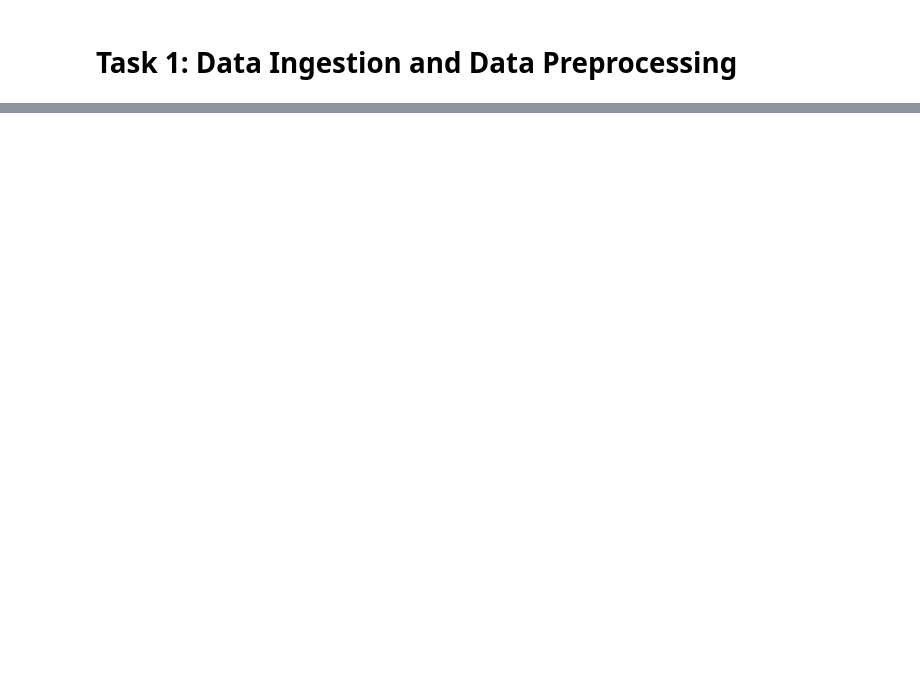
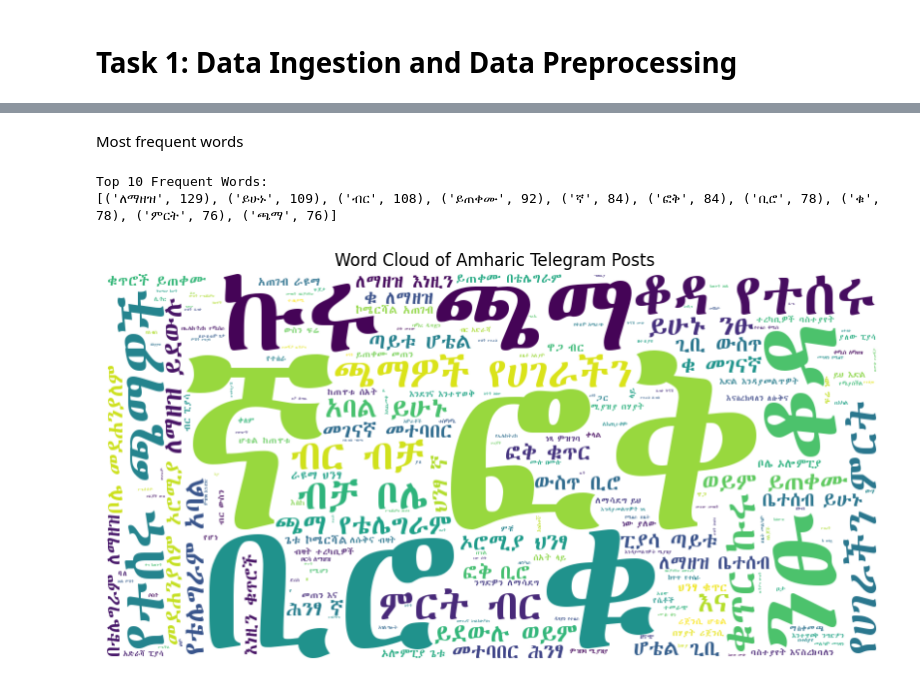
Before and after one commit to Addisu22/Amharic_Ecommerce_Extractor, a Jupyter notebook: notebook/Data_Ingestion.ipynb, the cells around one changed output, grey strips where cells are left out. Drawn from its saved outputs; the diff is of its cells as text; code cells hidden in the pictures; blank space fills up the shorter version.

```diff
--- a/notebook/Data_Ingestion.ipynb
+++ b/notebook/Data_Ingestion.ipynb
@@ -93,0 +200,22 @@ Saved 500 messages to Data/telegram_amharic_messages.csv
+# %% [markdown]
+Most frequent words
+# %%
+all_words = " ".join(df["text"].dropna().astype(str)).split()
+word_freq = Counter(all_words)
+
+# Top 10 words
+print("Top 10 Frequent Words:")
+print(word_freq.most_common(10))
+
+# Wordcloud
+wordcloud = WordCloud(font_path="Data\AbyssinicaSIL-Regular.ttf",
+                      width=800, height=400, background_color="white").generate(" ".join(all_words))
+plt.figure(figsize=(10, 6))
+plt.imshow(wordcloud, interpolation="bilinear")
+plt.axis("off")
+plt.title(" Word Cloud of Amharic Telegram Posts")
+plt.show()
+# %% [output]
+Top 10 Frequent Words:
+[('ለማዘዝ', 129), ('ይሁኑ', 109), ('ብር', 108), ('ይጠቀሙ', 92), ('ኛ', 84), ('ፎቅ', 84), ('ቢሮ', 78), ('ቁ', 78), ('ምርት', 76), ('ጫማ', 76)]
+[figure, added]
```
Also changed, not shown: parts of 22 cells of this notebook, 2 other files.
